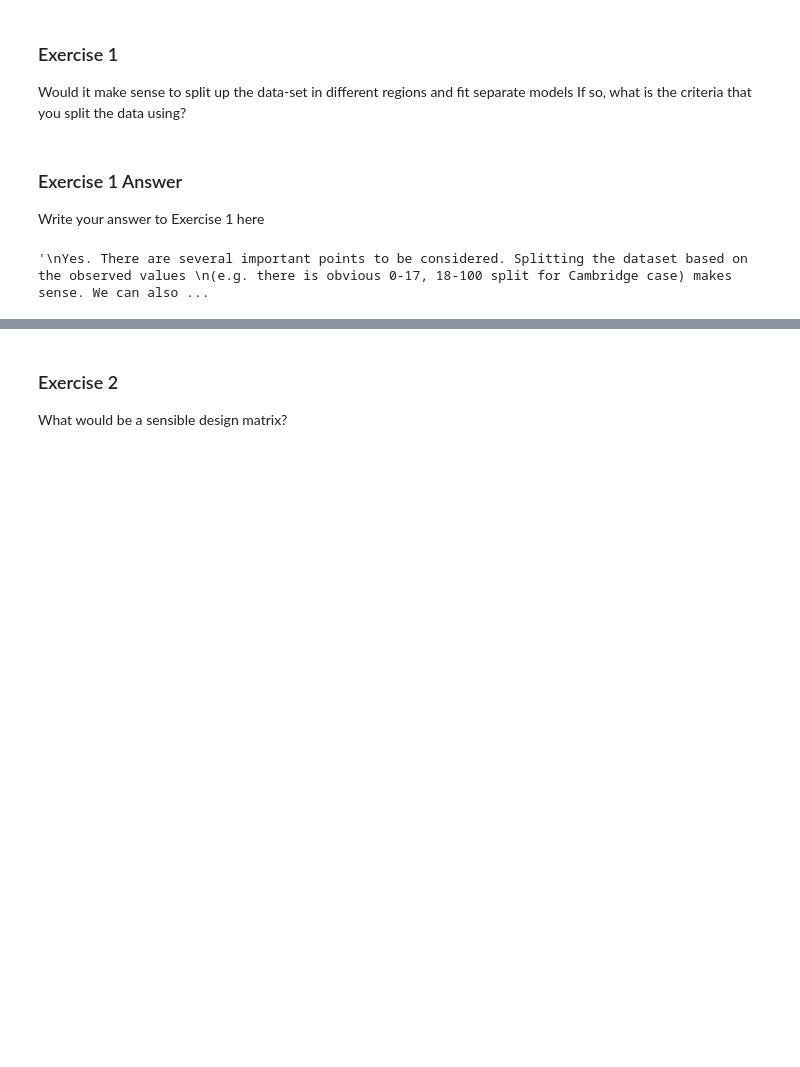
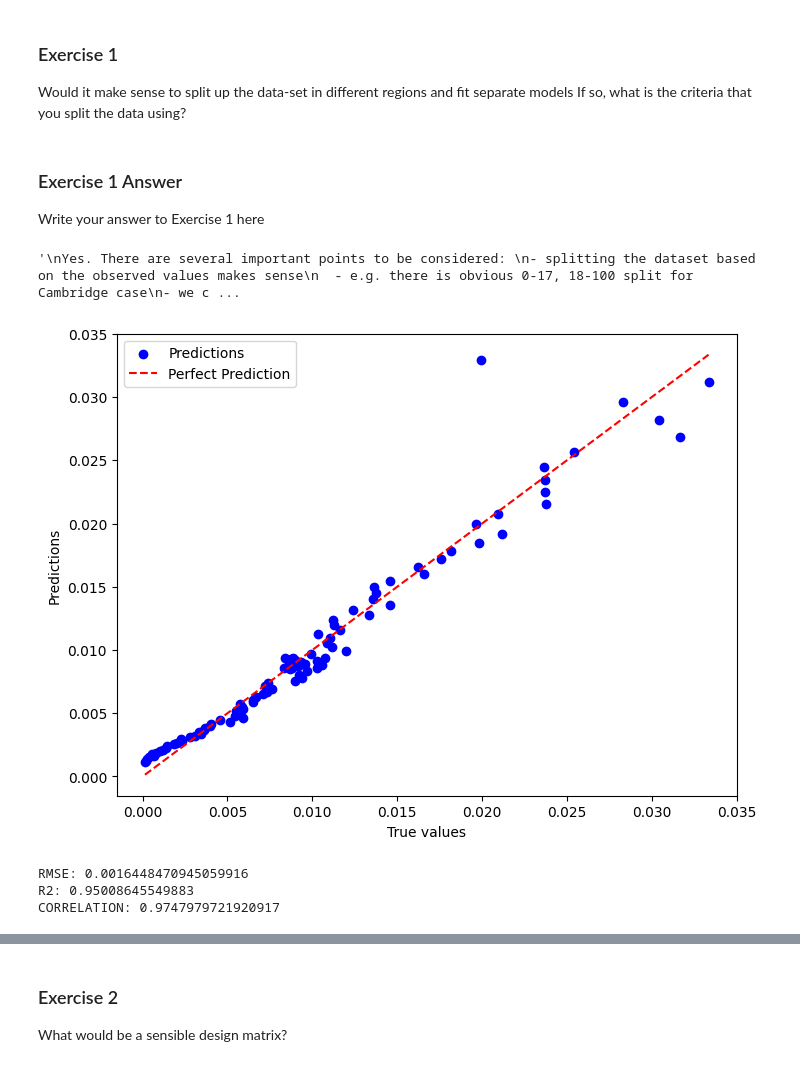
Before and after one commit to sdenyskov/sd995_ads_2024, a Jupyter notebook: notebooks/03-address_glm.ipynb, the cells around one changed output, grey strips where cells are left out. Drawn from its saved outputs; the diff is of its cells as text; code cells hidden in the pictures; blank space fills up the shorter version.

```diff
--- a/notebooks/03-address_glm.ipynb
+++ b/notebooks/03-address_glm.ipynb
@@ -812,9 +812,11 @@ using?
 Write your answer to Exercise 1 here
 # %%
 """
-Yes. There are several important points to be considered. Splitting the dataset based on the observed values
-(e.g. there is obvious 0-17, 18-100 split for Cambridge case) makes sense. We can also split the dataset into periods
-corresponding to different development stages (e.g.. 0-18, 18-40, 40-65, 65-100 - this seems to be a good choice for UK case).
+Yes. There are several important points to be considered:
+- splitting the dataset based on the observed values makes sense
+  - e.g. there is obvious 0-17, 18-100 split for Cambridge case
+- we can also split the dataset into periods corresponding to different development stages of humans
+  - e.g. 0-18, 18-40, 40-65, 65-100 seems to be a good choice for UK case
 """
 # %% [output]
-'\nYes. There are several important points to be considered. Splitting the dataset based on the observed values \n(e.g. there is obvious 0-17, 18-100 split for Cambridge case) makes sense. We can also ...
+'\nYes. There are several important points to be considered: \n- splitting the dataset based on the observed values makes sense\n  - e.g. there is obvious 0-17, 18-100 split for Cambridge case\n- we c ...
@@ -820,0 +825,45 @@ corresponding to different development stages (e.g.. 0-18, 18-40, 40-65, 65-100
+# %%
+def plot_predictions(y, y_pred, limits = None):
+
+    plt.figure(figsize=(8, 6))
+
+    if limits is not None:
+        plt.xlim(limits)
+        plt.ylim(limits)
+
+    plt.scatter(y, y_pred, color='blue', label='Predictions')
+    plt.plot([min(y), max(y)], [min(y), max(y)], 'r--', label="Perfect Prediction")
+
+    plt.xlabel('True values')
+    plt.ylabel('Predictions')
+    plt.legend()
+    plt.show()
+
+    rmse = np.sqrt(mean_squared_error(y, y_pred))
+    r2 = r2_score(y, y_pred)
+    corr = np.corrcoef(y, y_pred)[0, 1]
+
+    print(f"RMSE: {rmse}\nR2: {r2}\nCORRELATION: {corr}")
+# %%
+x = np.array(range(100))
+y = np.array(age_df.loc['Cambridge'])
+y = y / np.sum(y)
+
+np.random.seed(42)
+arr1 = np.array([1 for i in range(0, 18)] + [0 for i in range(18, 100)])
+arr2 = np.array([0 for i in range(0, 18)] + [1 for i in range(18, 100)])
+
+design = np.concatenate((arr1.reshape(-1, 1),
+                         (arr2 / (x + 1)).reshape(-1, 1),
+                         x.reshape(-1, 1)), axis=1)
+
+m_linear_basis = sm.OLS(y, design)
+results_basis = m_linear_basis.fit()
+y_pred_linear_basis = results_basis.get_prediction(design).summary_frame(alpha=0.05)['mean']
+
+plot_predictions(y, y_pred_linear_basis)
+# %% [output]
+[figure, added]
+RMSE: 0.0016448470945059916
+R2: 0.95008645549883
+CORRELATION: 0.9747979721920917
```
Also changed, not shown: parts of 11 cells of this notebook.
